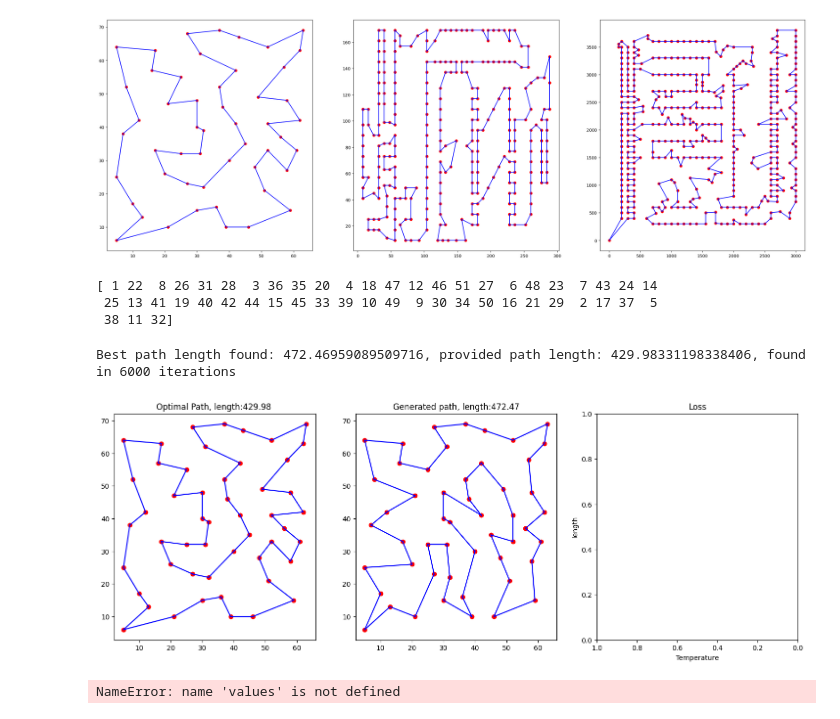
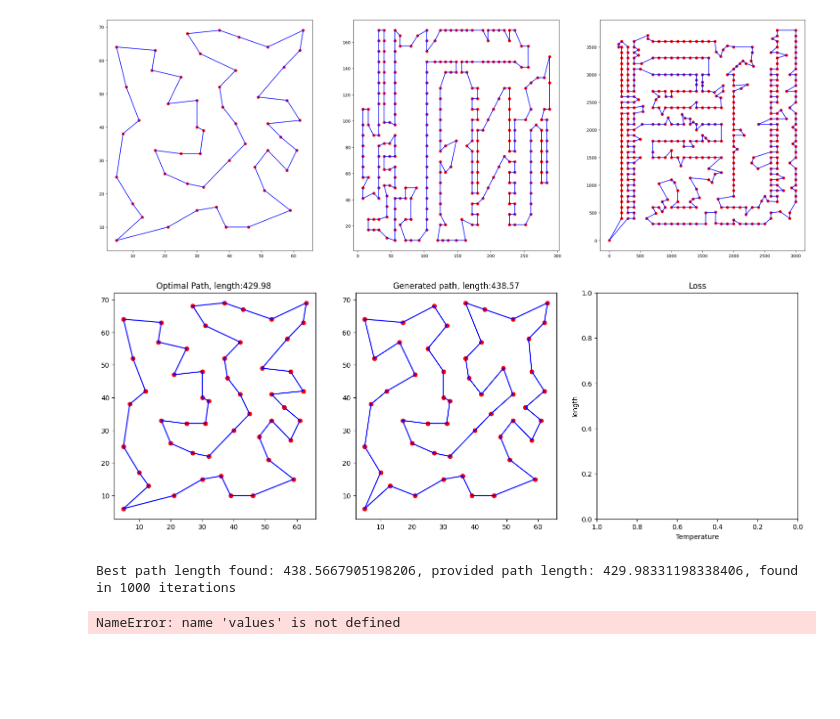
Before and after one commit to nabilasiregar/stochastic-simulation, a Jupyter notebook: assignment_3/Travling.ipynb, the cells around one changed output. Drawn from its saved outputs; the diff is of its cells as text; code cells hidden in the pictures; blank space fills up the shorter version.

```diff
--- a/assignment_3/Travling.ipynb
+++ b/assignment_3/Travling.ipynb
@@ -145,9 +145,3 @@ Small Map Length:  429.98331198338406
 Medium Map Length:  2586.7696475631606
 Large Map Length:  50783.54751373533
 [figure]
-# %%
-print(get_neighbor(SMALL_PATH))
-# %% [output]
-[ 1 22  8 26 31 28  3 36 35 20  4 18 47 12 46 51 27  6 48 23  7 43 24 14
- 25 13 41 19 40 42 44 15 45 33 39 10 49  9 30 34 50 16 21 29  2 17 37  5
- 38 11 32]
@@ -154,6 +161,4 @@ print(get_neighbor(SMALL_PATH))
 # %%
-
-
 testing_nodes =  SMALL_NODES
 testing_paths =  SMALL_PATH
 testing_length = SMALL_LENGTH
@@ -163,37 +168,39 @@ testing_length = SMALL_LENGTH
 # testing_length = MEDIUM_LENGTH
 
 # testing_nodes =  LARGE_NODES
 # testing_paths =  LARGE_PATH
 # testing_length = LARGE_LENGTH
 
 
 np.random.shuffle(testing_paths.copy())
 
 # Pass the shuffled testing_paths to get_temperature_list
 temperature_list = get_temperature_list(testing_nodes, 120, 0.9, testing_paths)
 
 starting = np.random.permutation(range(1,len(testing_nodes)+1))
-best, length, iterations, length_list  = sim_annealing_list(testing_nodes.copy(), 100, 6000, starting, temperature_list)
+best, length, iterations, length_list  = sim_annealing_list(testing_nodes.copy(), 10000, 1000, starting, temperature_list)
 
-# best, length, iterations, t_list, length_list  = sim_annealing(testing_nodes, 30, 0.9, 0.0001, 600, np.random.permutation(range(1,len(testing_nodes)+1)))
+# best, length, iterations, t_list, length_list  = fast_annealing(testing_nodes, 100, 0.99, 0.00001, 600, np.random.permutation(range(1,len(testing_nodes)+1)))
+
 
 fig, axs = plt.subplots(1,3)
 fig.set_size_inches(18,6)
 plotmap(testing_nodes, axs[0], testing_paths)
 axs[0].set_title(f"Optimal Path, length:{testing_length:.2f} ")
 
 plotmap(testing_nodes, axs[1], best)
 axs[1].set_title(f"Generated path, length:{length:.2f}")
 # axs[2].loglog(t_list, length_list, color='pink')
 # axs[2].plot(t_list, length_list, color='pink')
 axs[2].invert_xaxis()
 axs[2].set_xlabel("Temperature")
 axs[2].set_ylabel("length")
 axs[2].set_title("Loss")
+plt.show()
 print(f'Best path length found: {length}, provided path length: {testing_length}, found in {iterations} iterations')
 # %% [output]
+[figure, new version]
-Best path length found: 472.46959089509716, provided path length: 429.98331198338406, found in 6000 iterations
+Best path length found: 438.5667905198206, provided path length: 429.98331198338406, found in 1000 iterations
-[figure, old version]
 # %%
 # setting up a grid search to find the best parameters for the chain length and cooling rate
 # values = np.zeros((20,10))
```
Also changed, not shown: parts of 1 cell of this notebook, 3 other files.
